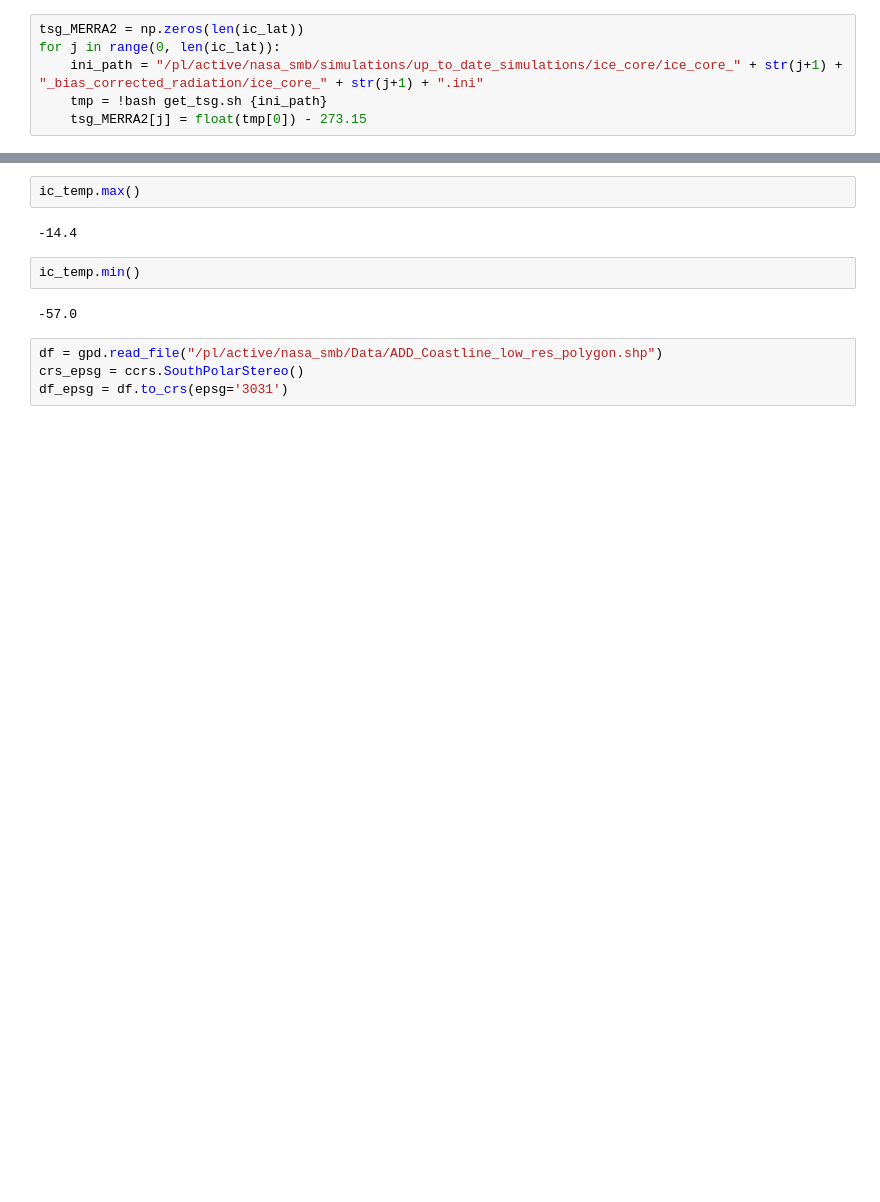
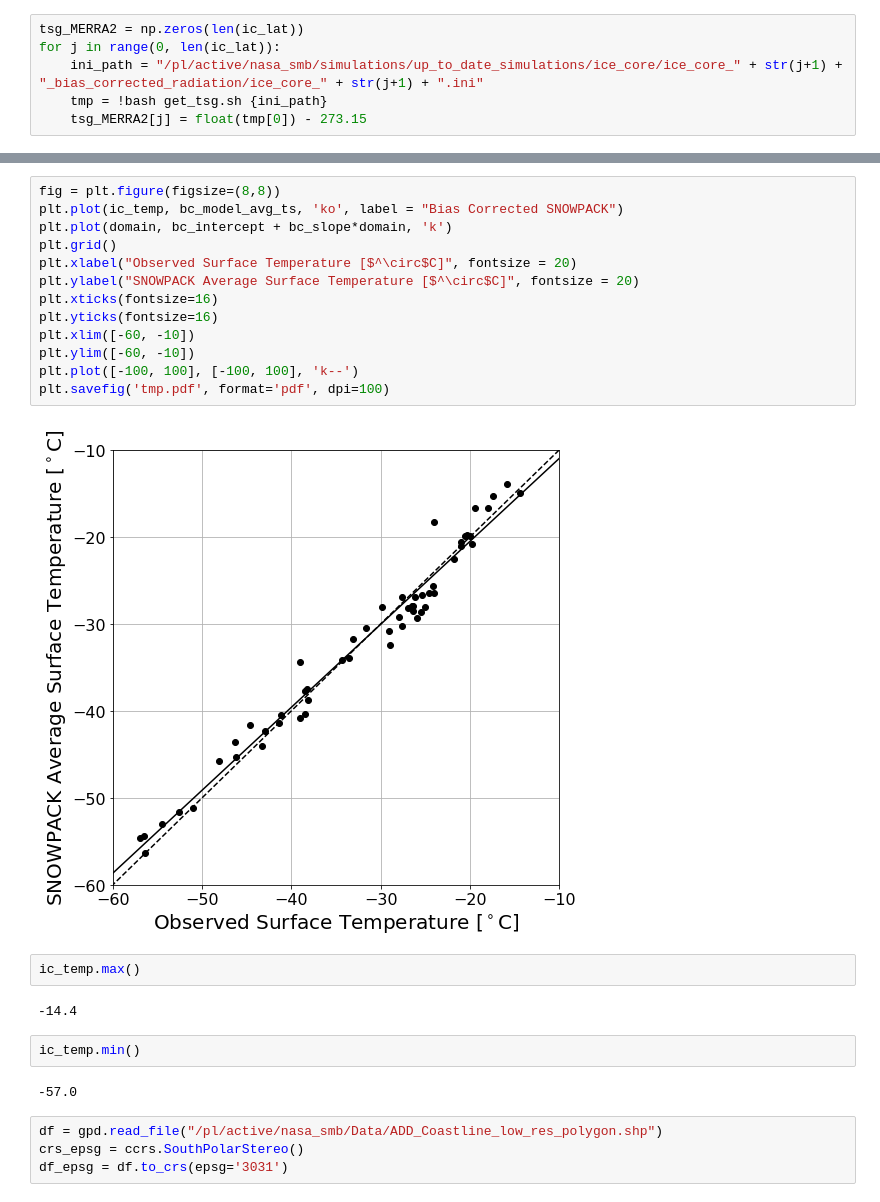
Before and after one commit to EricKeenan/Keenan_et_al_2020_TC, a Jupyter notebook: Model_Analysis/ice_core_model_comparison.ipynb, the cells around one changed output, grey strips where cells are left out. Cells and saved outputs as stored; diff of their text form; blank space fills up the shorter version.

```diff
--- a/Model_Analysis/ice_core_model_comparison.ipynb
+++ b/Model_Analysis/ice_core_model_comparison.ipynb
@@ -181,3 +175,18 @@ MERRA-2 slope = 1.0022298439141648
+# %%
+fig = plt.figure(figsize=(8,8))
+plt.plot(ic_temp, bc_model_avg_ts, 'ko', label = "Bias Corrected SNOWPACK")
+plt.plot(domain, bc_intercept + bc_slope*domain, 'k')
+plt.grid()
+plt.xlabel("Observed Surface Temperature [$^\circ$C]", fontsize = 20)
+plt.ylabel("SNOWPACK Average Surface Temperature [$^\circ$C]", fontsize = 20)
+plt.xticks(fontsize=16)
+plt.yticks(fontsize=16)
+plt.xlim([-60, -10])
+plt.ylim([-60, -10])
+plt.plot([-100, 100], [-100, 100], 'k--')
+plt.savefig('tmp.pdf', format='pdf', dpi=100)
+# %% [output]
+[figure, added]
 # %%
 ic_temp.max()
 # %% [output]
```
Also changed, not shown: parts of 15 cells of this notebook, 3 other files.
